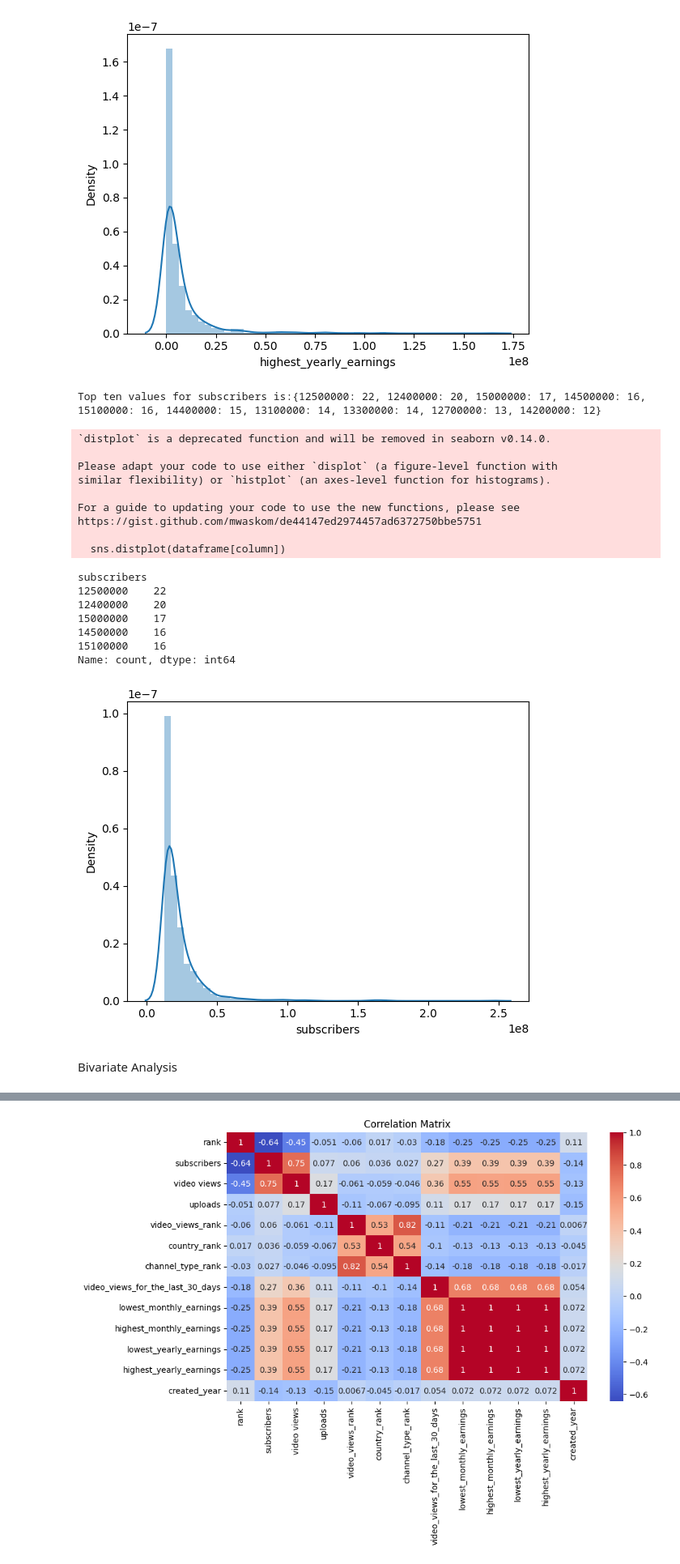
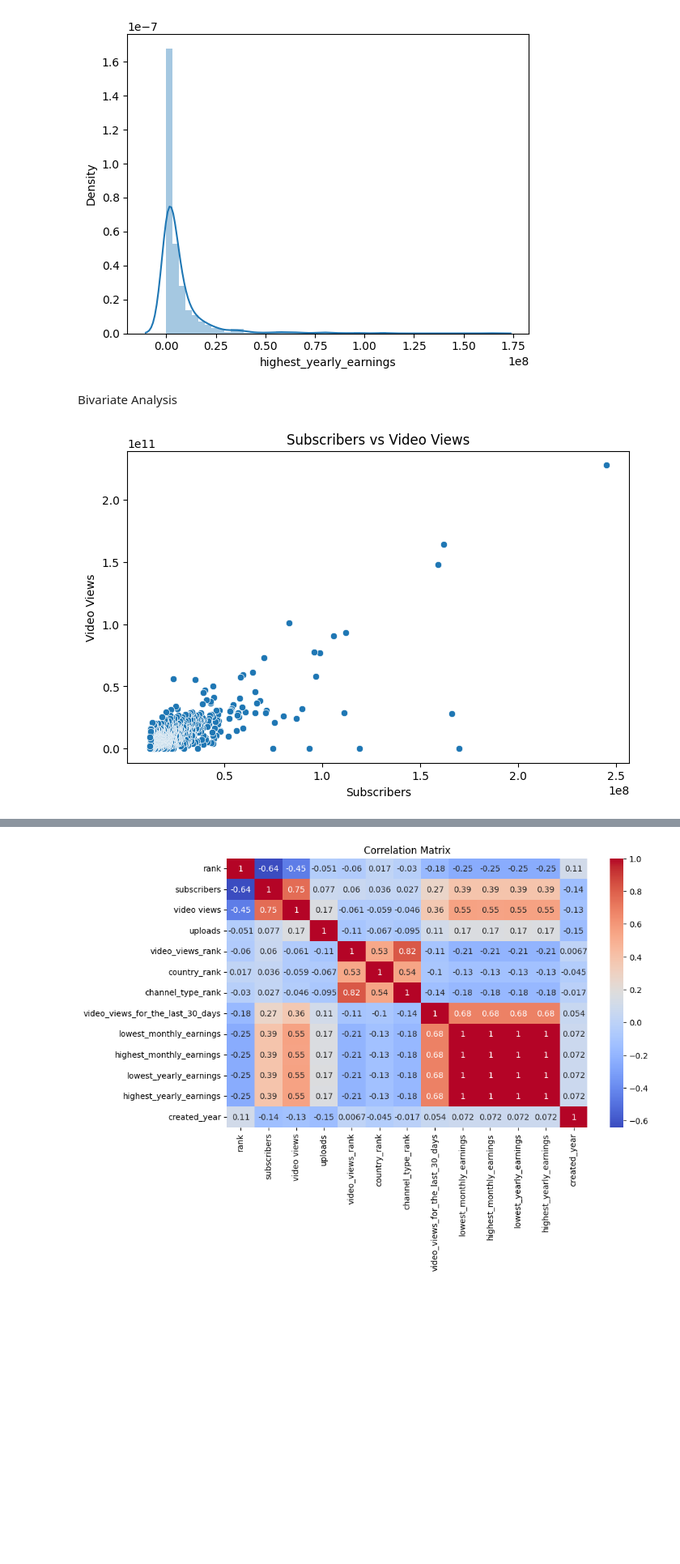
Before and after one commit to MercyMburu/PYDATA_CAPSTONE, a Jupyter notebook: Youtubestats.ipynb, the cells around one changed output, grey strips where cells are left out. Shown at 81% size. Drawn from its saved outputs; the diff is of its cells as text; code cells hidden in the pictures; blank space fills up the shorter version.

```diff
--- a/Youtubestats.ipynb
+++ b/Youtubestats.ipynb
@@ -466,30 +407,18 @@ highest_yearly_earnings
 1200000.0    13
 Name: count, dtype: int64
 [figure]
-# %%
-# Subscribers again
-uni_viz(df,'subscribers')
-# %% [output]
-Top ten values for subscribers is:{12500000: 22, 12400000: 20, 15000000: 17, 14500000: 16, 15100000: 16, 14400000: 15, 13100000: 14, 13300000: 14, 12700000: 13, 14200000: 12}
-`distplot` is a deprecated function and will be removed in seaborn v0.14.0.
-
-Please adapt your code to use either `displot` (a figure-level function with
-similar flexibility) or `histplot` (an axes-level function for histograms).
-
-For a guide to updating your code to use the new functions, please see
-https://gist.github.com/mwaskom/de44147ed2974457ad6372750bbe5751
-
-  sns.distplot(dataframe[column])
-subscribers
-12500000    22
-12400000    20
-15000000    17
-14500000    16
-15100000    16
-Name: count, dtype: int64
-[figure, removed]
 # %% [markdown]
 Bivariate Analysis
+# %%
+# Subscribers vs Video Views
+plt.figure(figsize=(8,5))
+sns.scatterplot(data=df, x='subscribers', y='video views')
+plt.title("Subscribers vs Video Views")
+plt.xlabel("Subscribers")
+plt.ylabel("Video Views")
+plt.show()
+# %% [output]
+[figure, added]
 # %%
 # Relationship between Uploads and Subs
 
```
Also changed, not shown: parts of 14 cells of this notebook.
